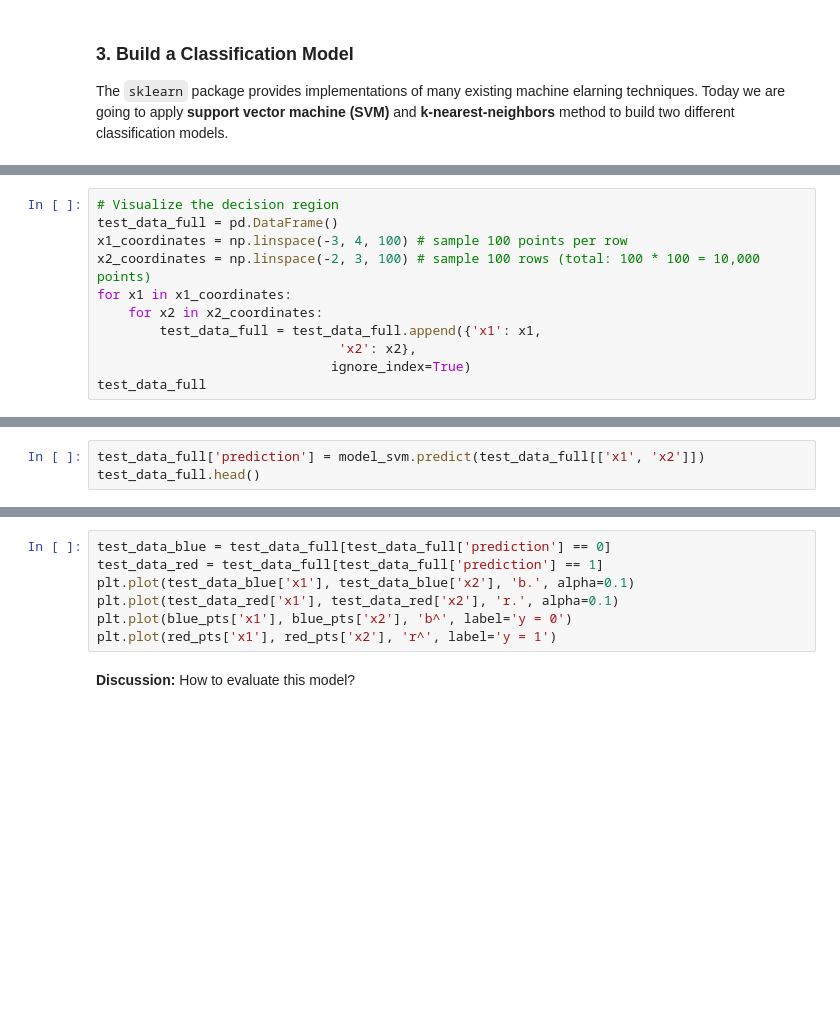
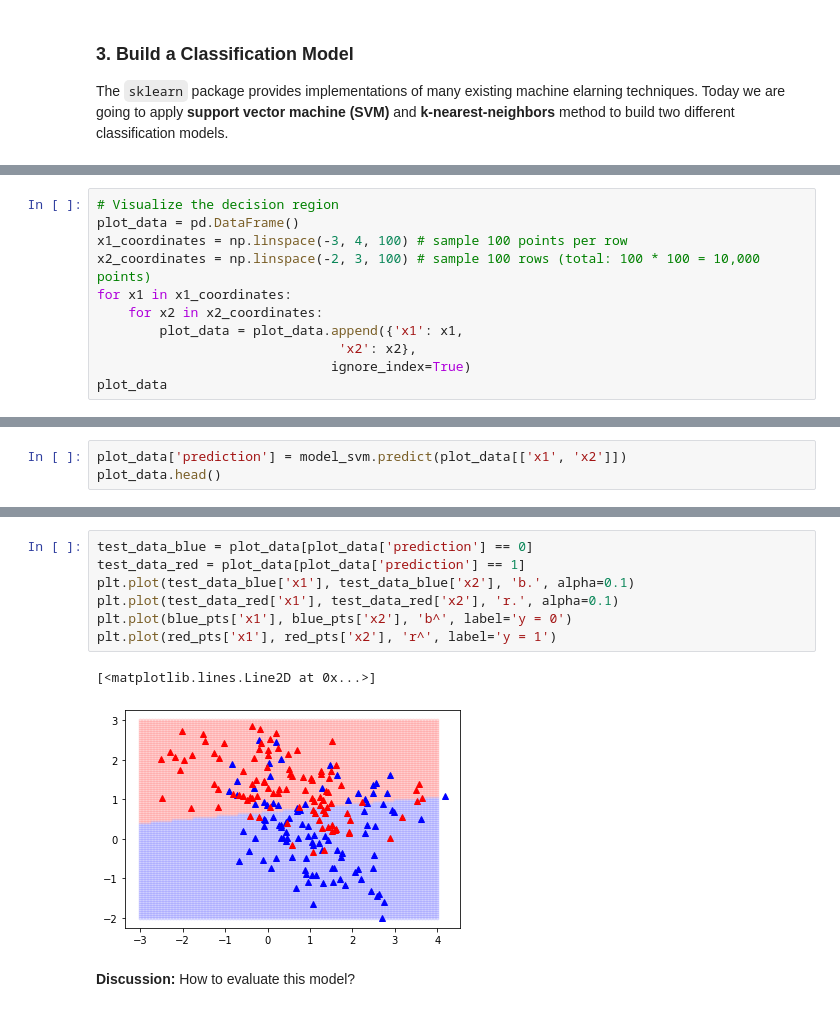
Before and after one commit to ch00226855/CMP414765Spring2021, a Jupyter notebook: Week03_Classification.ipynb, the cells around one changed output, grey strips where cells are left out. Drawn from its saved outputs; the diff is of its cells as text; blank space fills up the shorter version.

```diff
--- a/Week03_Classification.ipynb
+++ b/Week03_Classification.ipynb
@@ -89,11 +159,11 @@ print(predictions)
 # %%
 # Visualize the decision region
-test_data_full = pd.DataFrame()
+plot_data = pd.DataFrame()
 x1_coordinates = np.linspace(-3, 4, 100) # sample 100 points per row
 x2_coordinates = np.linspace(-2, 3, 100) # sample 100 rows (total: 100 * 100 = 10,000 points)
 for x1 in x1_coordinates:
     for x2 in x2_coordinates:
-        test_data_full = test_data_full.append({'x1': x1,
+        plot_data = plot_data.append({'x1': x1,
                                'x2': x2},
                               ignore_index=True)
-test_data_full
+plot_data
@@ -100,3 +184,3 @@ test_data_full
 # %%
-test_data_full['prediction'] = model_svm.predict(test_data_full[['x1', 'x2']])
-test_data_full.head()
+plot_data['prediction'] = model_svm.predict(plot_data[['x1', 'x2']])
+plot_data.head()
@@ -103,10 +194,13 @@ test_data_full.head()
 # %%
-test_data_blue = test_data_full[test_data_full['prediction'] == 0]
-test_data_red = test_data_full[test_data_full['prediction'] == 1]
+test_data_blue = plot_data[plot_data['prediction'] == 0]
+test_data_red = plot_data[plot_data['prediction'] == 1]
 plt.plot(test_data_blue['x1'], test_data_blue['x2'], 'b.', alpha=0.1)
 plt.plot(test_data_red['x1'], test_data_red['x2'], 'r.', alpha=0.1)
 plt.plot(blue_pts['x1'], blue_pts['x2'], 'b^', label='y = 0')
 plt.plot(red_pts['x1'], red_pts['x2'], 'r^', label='y = 1')
+# %% [output]
+[<matplotlib.lines.Line2D at 0x...>]
+[figure, added]
 # %% [markdown]
 **Discussion:** How to evaluate this model?
 # %%
```
Also changed, not shown: parts of 16 cells of this notebook.
